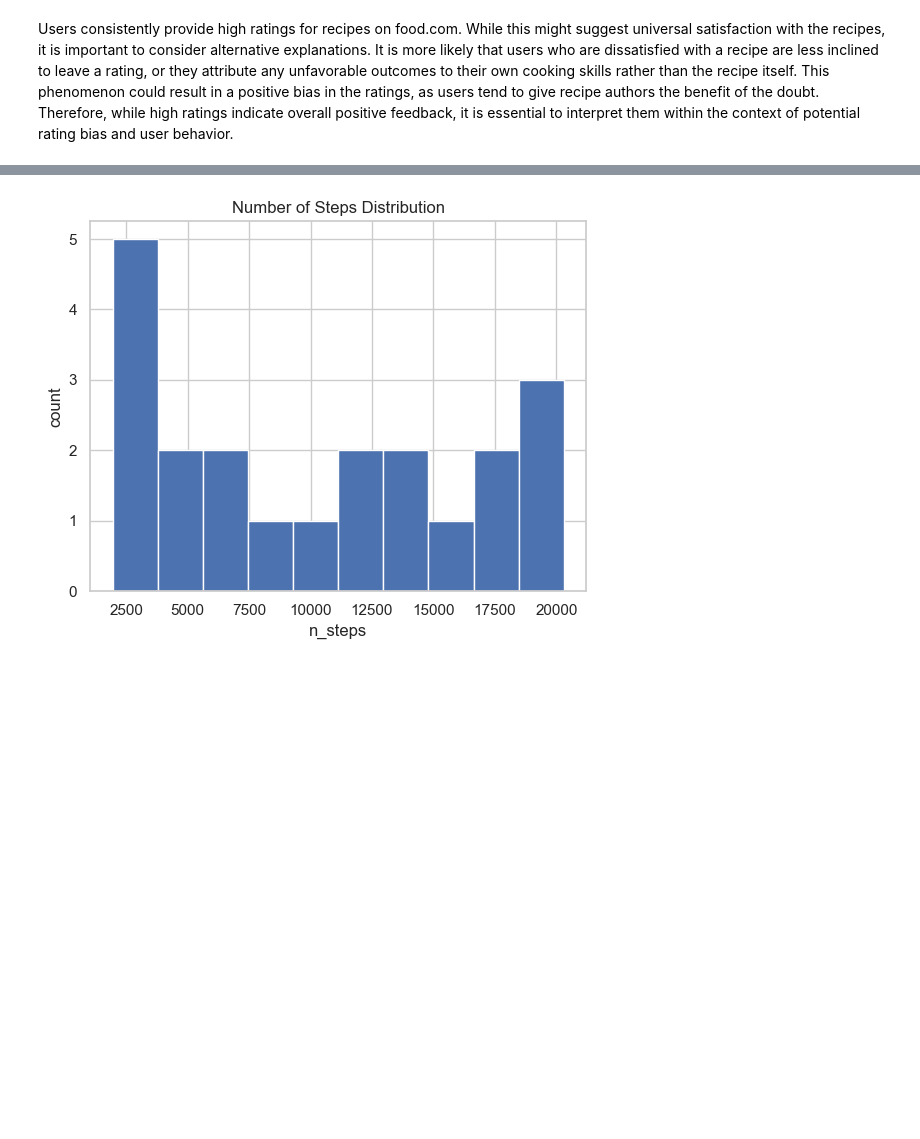
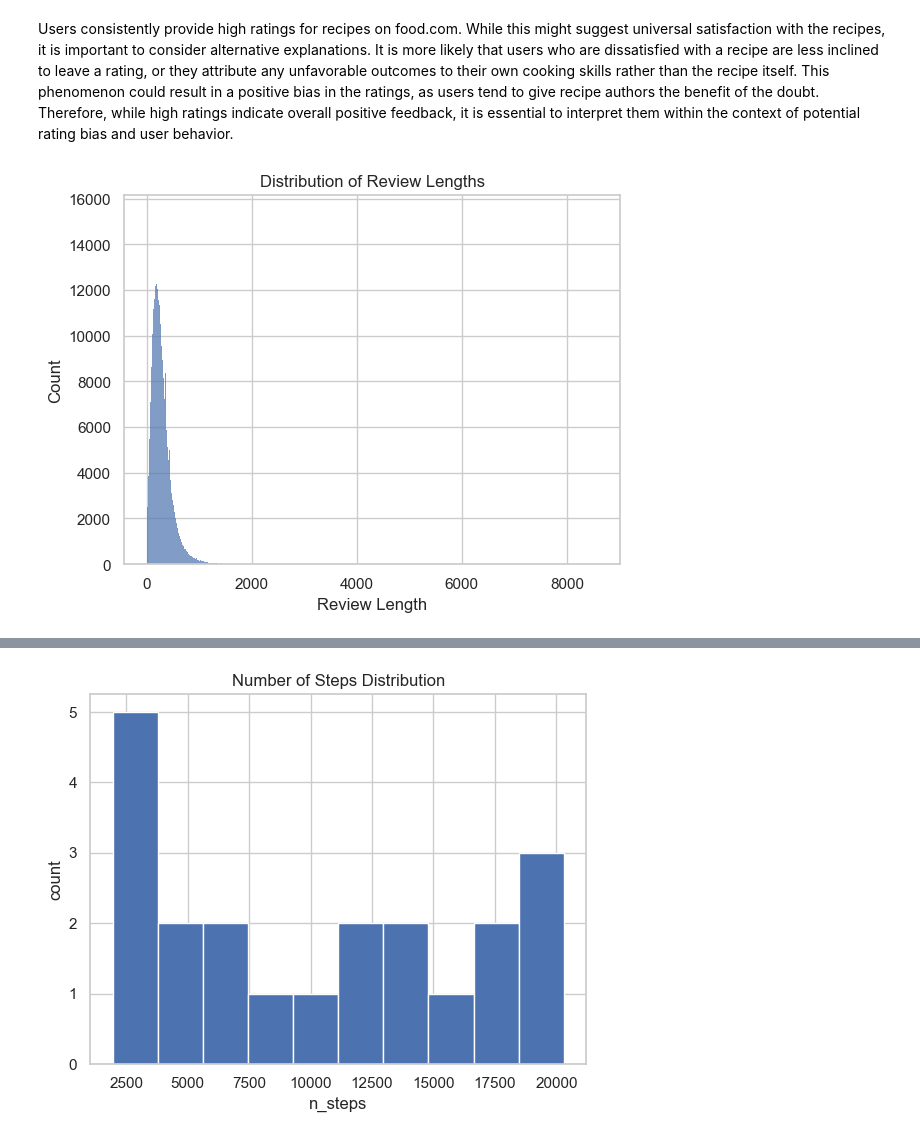
Before and after one commit to kli210/recipe_recommender_capstone, a Jupyter notebook: EDA.ipynb, the cells around one changed output, grey strips where cells are left out. Cells and saved outputs as stored; diff of their text form; code cells hidden in the pictures; blank space fills up the shorter version.

```diff
--- a/EDA.ipynb
+++ b/EDA.ipynb
@@ -307,3 +221,13 @@ plt.show()
 [figure]
 # %% [markdown]
 Users consistently provide high ratings for recipes on food.com. While this might suggest universal satisfaction with the recipes, it is important to consider alternative explanations. It is more likely that users who are dissatisfied with a recipe are less inclined to leave a rating, or they attribute any unfavorable outcomes to their own cooking skills rather than the recipe itself. This phenomenon could result in a positive bias in the ratings, as users tend to give recipe authors the benefit of the doubt. Therefore, while high ratings indicate overall positive feedback, it is essential to interpret them within the context of potential rating bias and user behavior.
+# %%
+# Analyze review lengths
+users_df['review_length'] = users_df['review'].str.len()
+sns.histplot(users_df['review_length'])
+plt.xlabel('Review Length')
+plt.ylabel('Count')
+plt.title('Distribution of Review Lengths')
+plt.show()
+# %% [output]
+[figure, added]
```
Also changed, not shown: parts of 22 cells of this notebook.
